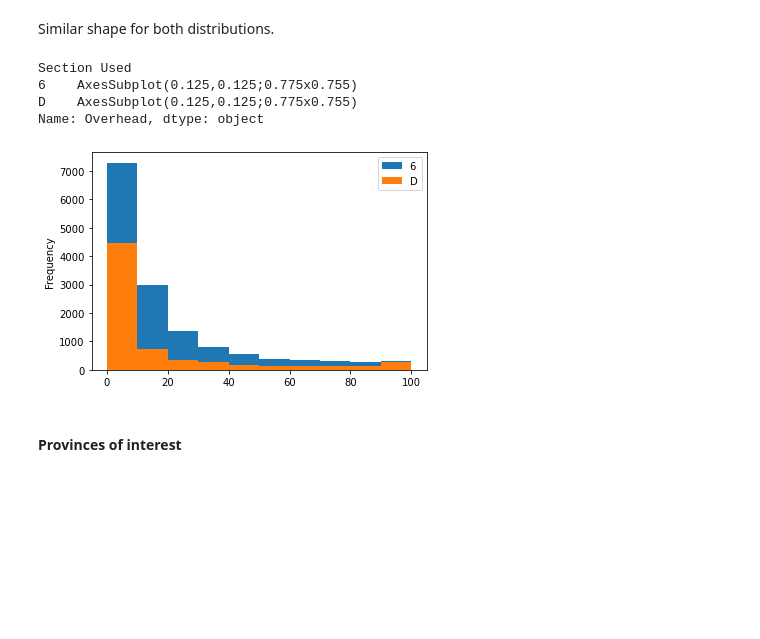
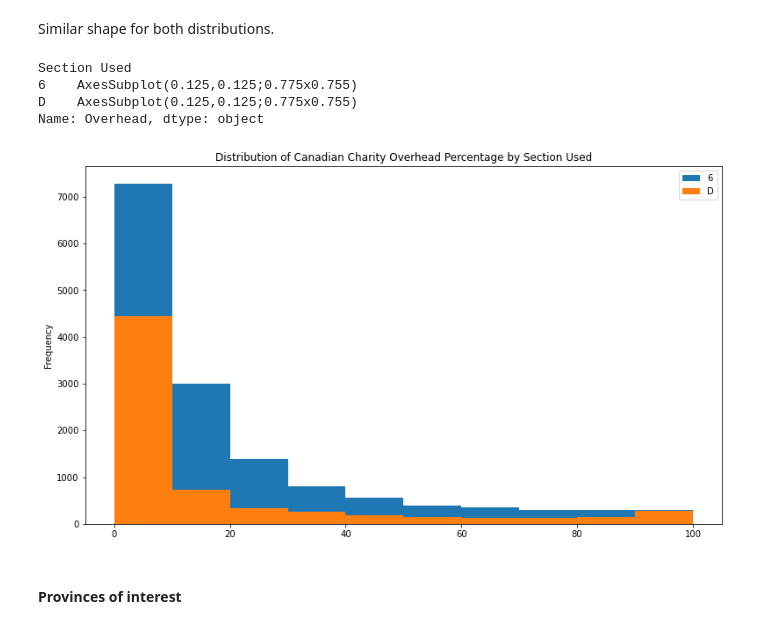
Before and after one commit to carlodghalnin/Canadian_Charity_Overhead_Analysis, a Jupyter notebook: Canada_Charity_Overhead_Analysis.ipynb, the cells around one changed output. Drawn from its saved outputs; the diff is of its cells as text; code cells hidden in the pictures; blank space fills up the shorter version.

```diff
--- a/Canada_Charity_Overhead_Analysis.ipynb
+++ b/Canada_Charity_Overhead_Analysis.ipynb
@@ -192,15 +204,17 @@ Similar shape for both distributions.
 # %%
 section = df.groupby('Section Used')['Overhead']
 
-section.plot.hist(by='Overhead',
-                  xlabel='Overhead Percentage',
-                  legend=1)
+section.plot.hist(
+    by='Overhead',
+    title='''Distribution of Canadian Charity Overhead Percentage by Section Used''',
+    legend=1,
+    figsize=(13,7.5))
 # %% [output]
 Section Used
 6    AxesSubplot(0.125,0.125;0.775x0.755)
 D    AxesSubplot(0.125,0.125;0.775x0.755)
 Name: Overhead, dtype: object
-[figure, old version]
+[figure, new version]
 # %% [markdown]
 <h4>Provinces of interest</h4>
 <a id='Poi'></a>
```
Also changed, not shown: parts of 6 cells of this notebook.
